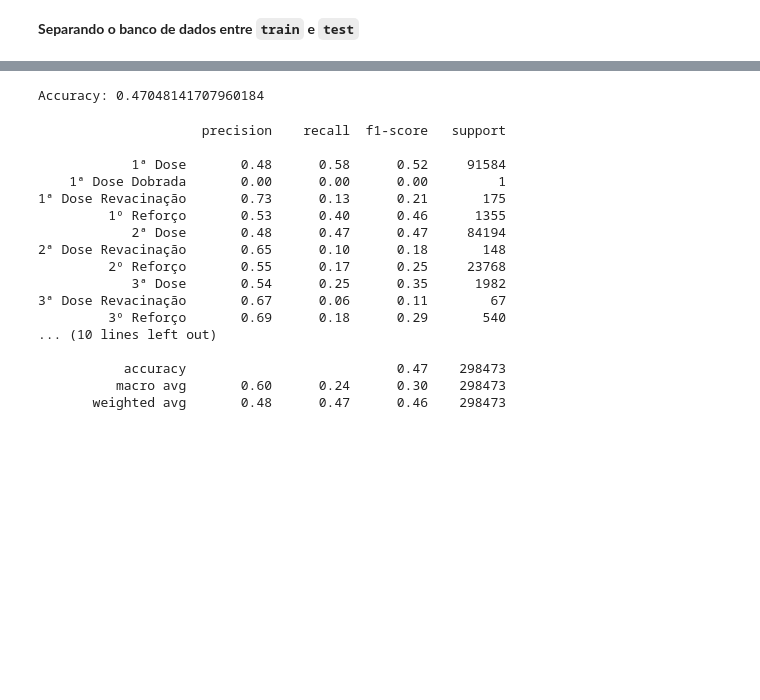
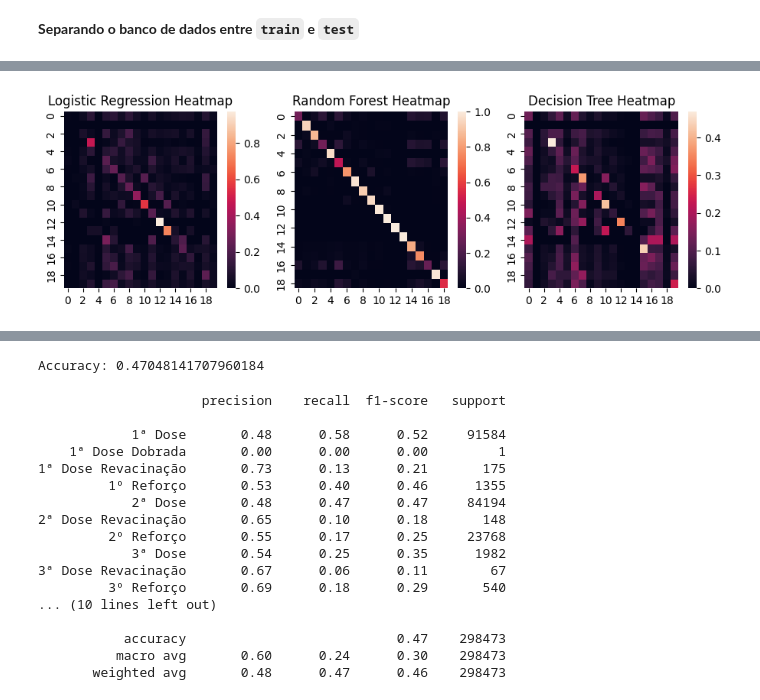
Before and after one commit to laracmv/projeto3_cdados, a Jupyter notebook: compilando_projetos.ipynb, the cells around one changed output, grey strips where cells are left out. Drawn from its saved outputs; the diff is of its cells as text; code cells hidden in the pictures; blank space fills up the shorter version.

```diff
--- a/compilando_projetos.ipynb
+++ b/compilando_projetos.ipynb
@@ -100,3 +106,3 @@ y_train,y_test = train_test_split(TargetProcessado, test_size=.3 , train_size=.7
 # %%
-model = LogisticRegression(class_weight='balanced')
-model.fit(x_train,y_train)
+modelL = LogisticRegression(class_weight='balanced')
+modelL.fit(x_train,y_train)
@@ -102,0 +120,3 @@ model.fit(x_train,y_train)
+# %%
+modelRF = RandomForestClassifier(class_weight="balanced")
+modelRF.fit(x_test, y_test)
@@ -102,0 +127,3 @@ model.fit(x_train,y_train)
+# %%
+modelDT = DecisionTreeClassifier(splitter='random', class_weight="balanced")
+modelDT.fit(x_train,y_train)
@@ -142,0 +134,4 @@ RandomForestClassifier()
+# %%
+testsResultL = modelL.predict(x_test)  # Modelo Logístico
+testsResultRF = modelRF.predict(x_test)  # Random Forest
+testsResultDT = modelDT.predict(x_test)  # Decision Tree
@@ -142,0 +204,17 @@ RandomForestClassifier()
+# %%
+plt.figure(figsize=(11,3))
+
+plt.subplot(131)
+sns.heatmap(confusion_matrix(y_test,testsResultL,normalize='true'))
+plt.title("Logistic Regression Heatmap")
+
+plt.subplot(132)
+sns.heatmap(confusion_matrix(y_test,testsResultRF,normalize='true'))
+plt.title("Random Forest Heatmap")
+
+plt.subplot(133)
+sns.heatmap(confusion_matrix(y_test,testsResultDT,normalize='true'))
+plt.title("Decision Tree Heatmap")
+plt.show()
+# %% [output]
+[figure, added]
```
Also changed, not shown: parts of 37 cells of this notebook, 3 other files.
